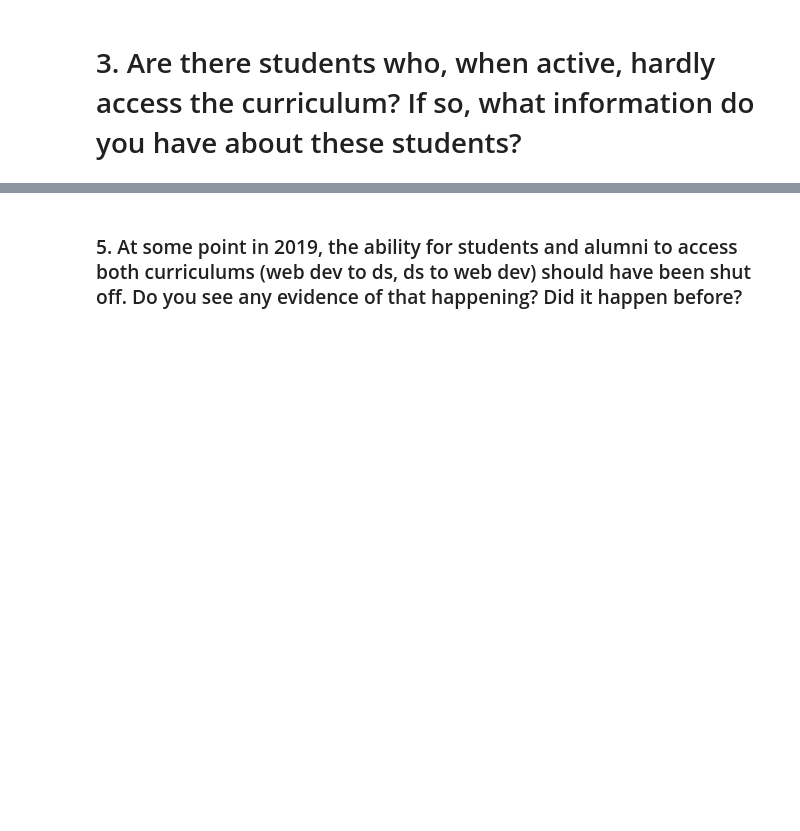
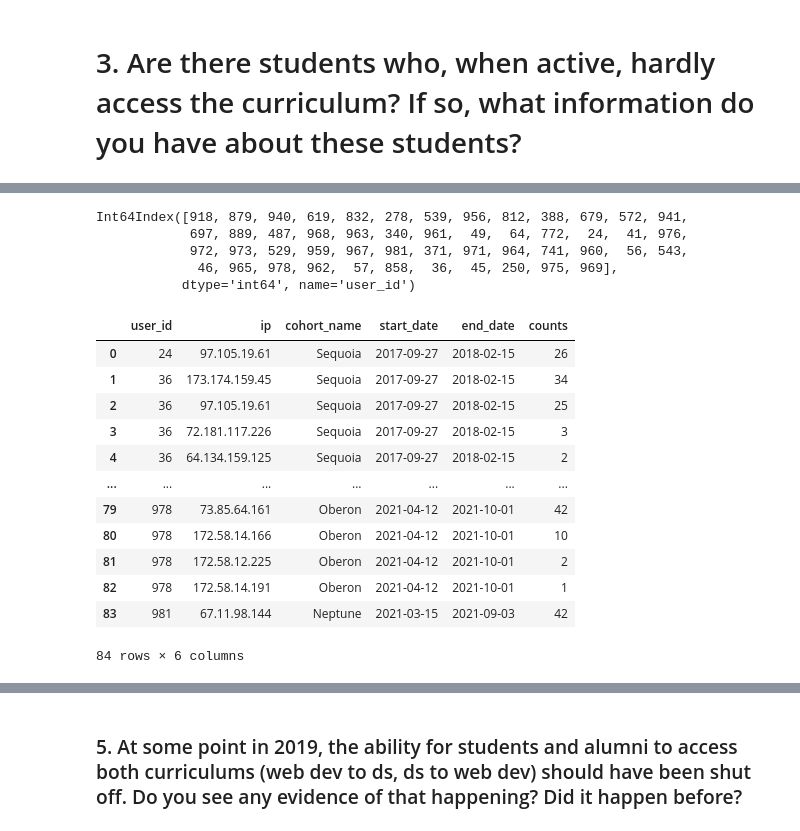
Before and after one commit to Adam-Harris87/anomaly-detection-exercises, a Jupyter notebook: anomaly_detection_exercise.ipynb, the cells around one changed output, grey strips where cells are left out. Drawn from its saved outputs; the diff is of its cells as text; code cells hidden in the pictures; blank space fills up the shorter version.

```diff
--- a/anomaly_detection_exercise.ipynb
+++ b/anomaly_detection_exercise.ipynb
@@ -119,0 +150,4 @@ lesson_df.head()
+# %%
+active_df = traffic[(traffic.start_date < traffic.index)
+                    & (traffic.end_date > traffic.index)
+                    & (traffic.cohort_name != 'Staff')]
@@ -119,0 +174,11 @@ lesson_df.head()
+# %%
+active_df.groupby('user_id').lesson.count().sort_values().head(50).index
+# %% [output]
+Int64Index([918, 879, 940, 619, 832, 278, 539, 956, 812, 388, 679, 572, 941,
+            697, 889, 487, 968, 963, 340, 961,  49,  64, 772,  24,  41, 976,
+            972, 973, 529, 959, 967, 981, 371, 971, 964, 741, 960,  56, 543,
+             46, 965, 978, 962,  57, 858,  36,  45, 250, 975, 969],
+           dtype='int64', name='user_id')
+# %%
+low_activity_users = active_df.groupby('user_id').\
+    lesson.count().sort_values().head(50).index
@@ -119,0 +187,20 @@ lesson_df.head()
+# %%
+low_activity_user_df = pd.DataFrame(active_df[active_df.user_id.isin(low_activity_users)]\
+    [['user_id','ip','cohort_name','start_date', 'end_date']].\
+    groupby('user_id').value_counts()).rename(columns={0:'counts'}).reset_index()
+# %%
+low_activity_user_df
+# %% [output]
+|  | user_id | ip | cohort_name | start_date | end_date | counts |
+| 0 | 24 | 97.105.19.61 | Sequoia | 2017-09-27 | 2018-02-15 | 26 |
+| 1 | 36 | 173.174.159.45 | Sequoia | 2017-09-27 | 2018-02-15 | 34 |
+| 2 | 36 | 97.105.19.61 | Sequoia | 2017-09-27 | 2018-02-15 | 25 |
+| 3 | 36 | 72.181.117.226 | Sequoia | 2017-09-27 | 2018-02-15 | 3 |
+| 4 | 36 | 64.134.159.125 | Sequoia | 2017-09-27 | 2018-02-15 | 2 |
+| ... | ... | ... | ... | ... | ... | ... |
+| 79 | 978 | 73.85.64.161 | Oberon | 2021-04-12 | 2021-10-01 | 42 |
+| 80 | 978 | 172.58.14.166 | Oberon | 2021-04-12 | 2021-10-01 | 10 |
+| 81 | 978 | 172.58.12.225 | Oberon | 2021-04-12 | 2021-10-01 | 2 |
+| 82 | 978 | 172.58.14.191 | Oberon | 2021-04-12 | 2021-10-01 | 1 |
+| 83 | 981 | 67.11.98.144 | Neptune | 2021-03-15 | 2021-09-03 | 42 |
+84 rows × 6 columns
```
Also changed, not shown: parts of 21 cells of this notebook.
